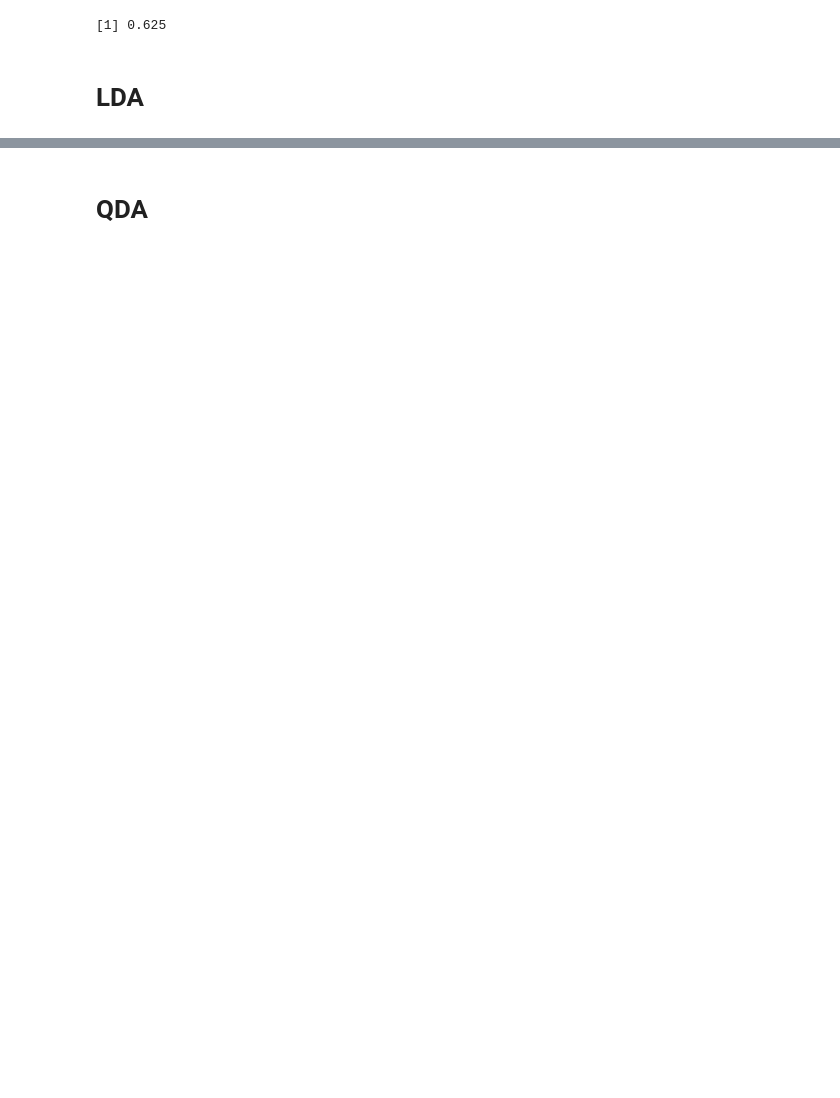
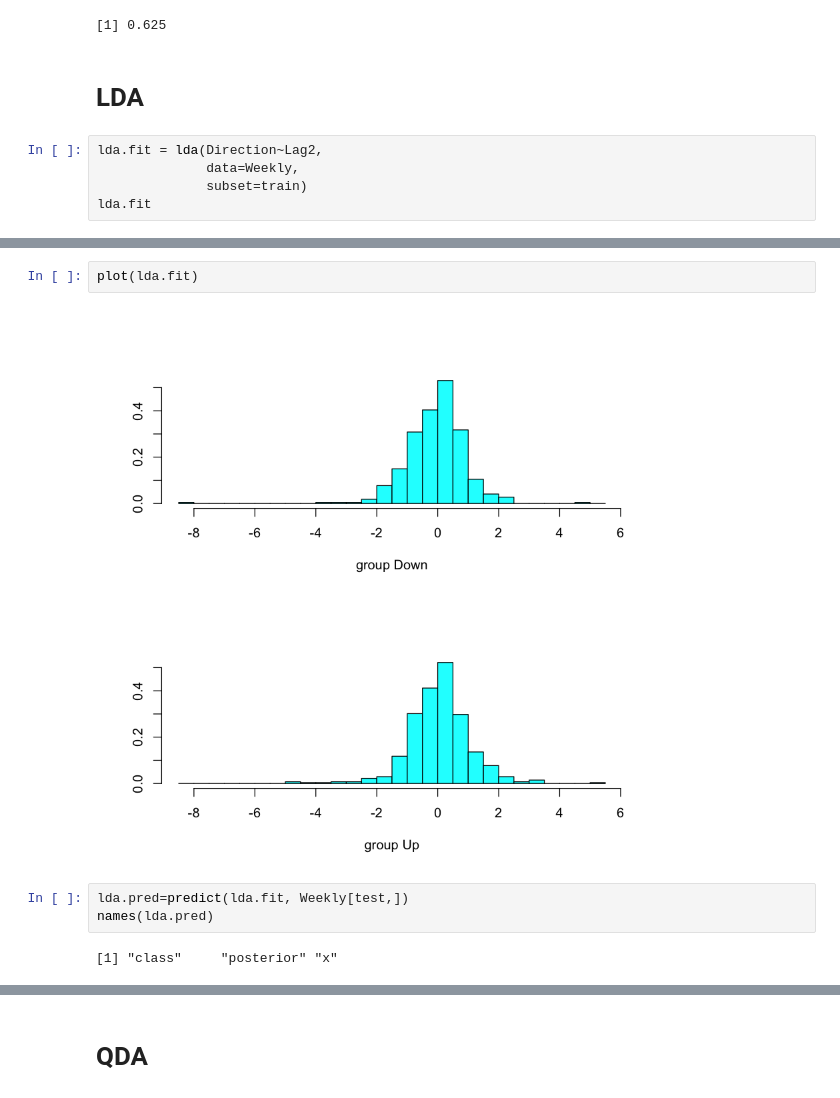
Before and after one commit to nickbuker/ISL_labs, a Jupyter notebook: notebooks/chapt4_applied.ipynb, the cells around one changed output, grey strips where cells are left out. Cells and saved outputs as stored; diff of their text form; blank space fills up the shorter version.

```diff
--- a/notebooks/chapt4_applied.ipynb
+++ b/notebooks/chapt4_applied.ipynb
@@ -146,3 +142,8 @@ mean(glm2.pred==test$Direction)
 [1] 0.625
 # %% [markdown]
 # LDA
+# %%
+lda.fit = lda(Direction~Lag2,
+              data=Weekly,
+              subset=train)
+lda.fit
@@ -148,0 +166,9 @@ mean(glm2.pred==test$Direction)
+# %%
+plot(lda.fit)
+# %% [output]
+[figure, added]
+# %%
+lda.pred=predict(lda.fit, Weekly[test,])
+names(lda.pred)
+# %% [output]
+[1] "class"     "posterior" "x"
```
Also changed, not shown: parts of 20 cells of this notebook.
